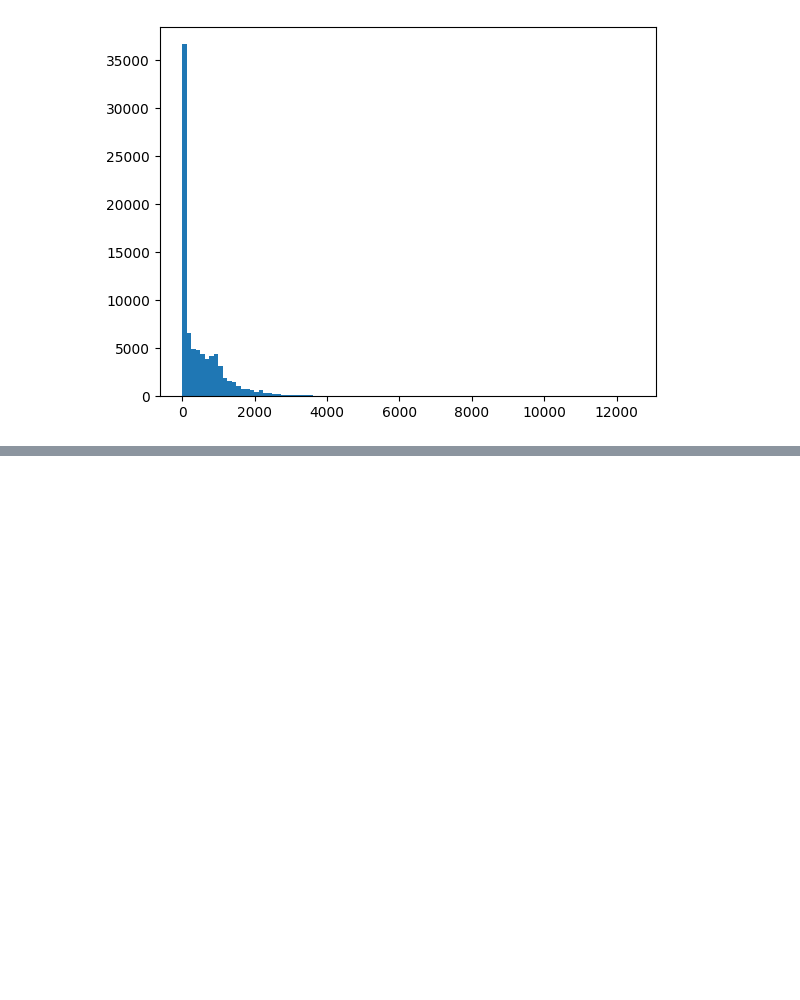
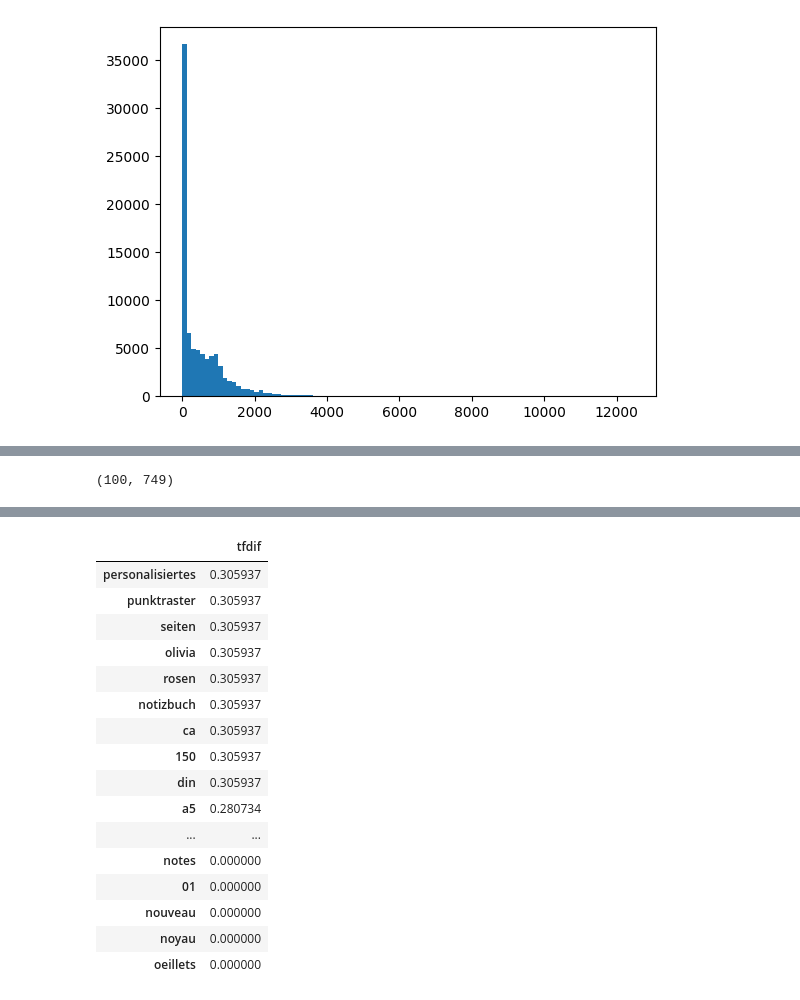
Before and after one commit to oisnard/ProjetFilRouge, a Jupyter notebook: Src/explo_descr.ipynb, the cells around one changed output, grey strips where cells are left out. Saved outputs shown, nothing was run; the diff lists cells and outputs as text; code cells hidden in the pictures; blank space fills up the shorter version.

```diff
--- a/Src/explo_descr.ipynb
+++ b/Src/explo_descr.ipynb
@@ -42,0 +86,26 @@ plt.show()
+# %%
+from sklearn.feature_extraction.text import TfidfVectorizer
+#import ntlk as ntlk
+import nltk
+nltk.download('stopwords')
+from nltk.corpus import stopwords
+#nltk.download('stopwords')
+
+stop_word_list = stopwords.words('english') + stopwords.words('french') + stopwords.words('german')
+
+tfidf = TfidfVectorizer(strip_accents='unicode',
+                        decode_error='ignore',
+                        stop_words=stop_word_list)
+#                        token_pattern=u'(?u)\b\[a-zA-Z]\b')
+
+tmp = df.iloc[:100,:]
+
+
+matrice_tfidf = tfidf.fit_transform(tmp['designation'])
+print(matrice_tfidf.shape)
+vector0 = matrice_tfidf[0]
+#names = tfidf.get_feature_names_out()
+df_tmp = pd.DataFrame(vector0.T.todense(), index=tfidf.get_feature_names_out(), columns=['tfdif']).sort_values(by='tfdif', ascending=False)
+df_tmp.head(20)
+# %% [output]
+(100, 749)
@@ -42,0 +114,17 @@ plt.show()
+|  | tfdif |
+| personalisiertes | 0.305937 |
+| punktraster | 0.305937 |
+| seiten | 0.305937 |
+| olivia | 0.305937 |
+| rosen | 0.305937 |
+| notizbuch | 0.305937 |
+| ca | 0.305937 |
+| 150 | 0.305937 |
+| din | 0.305937 |
+| a5 | 0.280734 |
+| ... | ... |
+| notes | 0.000000 |
+| 01 | 0.000000 |
+| nouveau | 0.000000 |
+| noyau | 0.000000 |
+| oeillets | 0.000000 |
```
Also changed, not shown: parts of 4 cells of this notebook.
